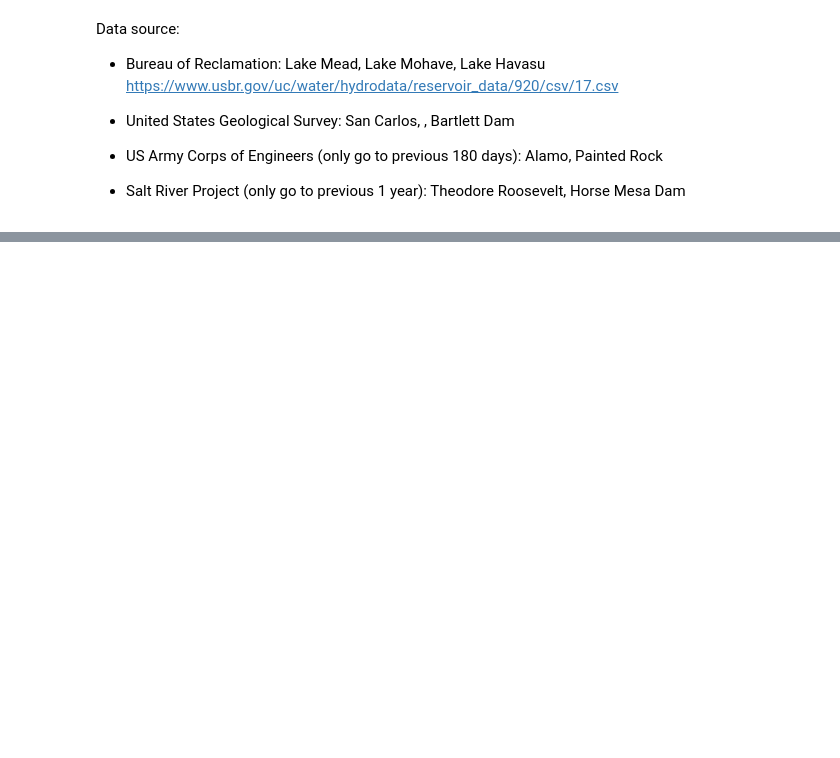
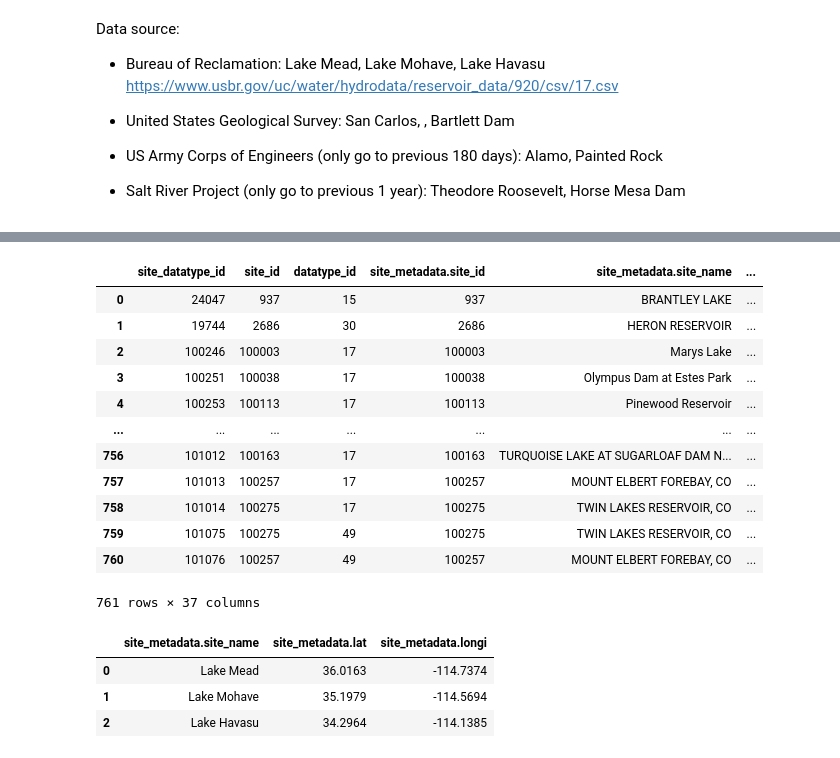
Before and after one commit to uwescience/DSSG2023-Groundwater, a Jupyter notebook: Snippets/yuanninghuang/read_surfacewater_lowercrb.ipynb, the cells around one changed output, grey strips where cells are left out. Drawn from its saved outputs; the diff is of its cells as text; code cells hidden in the pictures; blank space fills up the shorter version.

```diff
--- a/Snippets/yuanninghuang/read_surfacewater_lowercrb.ipynb
+++ b/Snippets/yuanninghuang/read_surfacewater_lowercrb.ipynb
@@ -76,0 +71,18 @@ d
+# %%
+reservoir_metadata = read_csv_from_url('https://www.usbr.gov/uc/water/hydrodata/reservoir_data/meta.csv')
+# %%
+reservoir_metadata
+# %% [output]
+|  | site_datatype_id | site_id | datatype_id | site_metadata.site_id | site_metadata.site_name | ... |
+| 0 | 24047 | 937 | 15 | 937 | BRANTLEY LAKE | ... |
+| 1 | 19744 | 2686 | 30 | 2686 | HERON RESERVOIR | ... |
+| 2 | 100246 | 100003 | 17 | 100003 | Marys Lake | ... |
+| 3 | 100251 | 100038 | 17 | 100038 | Olympus Dam at Estes Park | ... |
+| 4 | 100253 | 100113 | 17 | 100113 | Pinewood Reservoir | ... |
+| ... | ... | ... | ... | ... | ... | ... |
+| 756 | 101012 | 100163 | 17 | 100163 | TURQUOISE LAKE AT SUGARLOAF DAM N... | ... |
+| 757 | 101013 | 100257 | 17 | 100257 | MOUNT ELBERT FOREBAY, CO | ... |
+| 758 | 101014 | 100275 | 17 | 100275 | TWIN LAKES RESERVOIR, CO | ... |
+| 759 | 101075 | 100275 | 49 | 100275 | TWIN LAKES RESERVOIR, CO | ... |
+| 760 | 101076 | 100257 | 49 | 100257 | MOUNT ELBERT FOREBAY, CO | ... |
+761 rows × 37 columns
@@ -76,0 +98,7 @@ d
+# %%
+reservoir_info
+# %% [output]
+|  | site_metadata.site_name | site_metadata.lat | site_metadata.longi |
+| 0 | Lake Mead | 36.0163 | -114.7374 |
+| 1 | Lake Mohave | 35.1979 | -114.5694 |
+| 2 | Lake Havasu | 34.2964 | -114.1385 |
```
Also changed, not shown: parts of 11 cells of this notebook.
